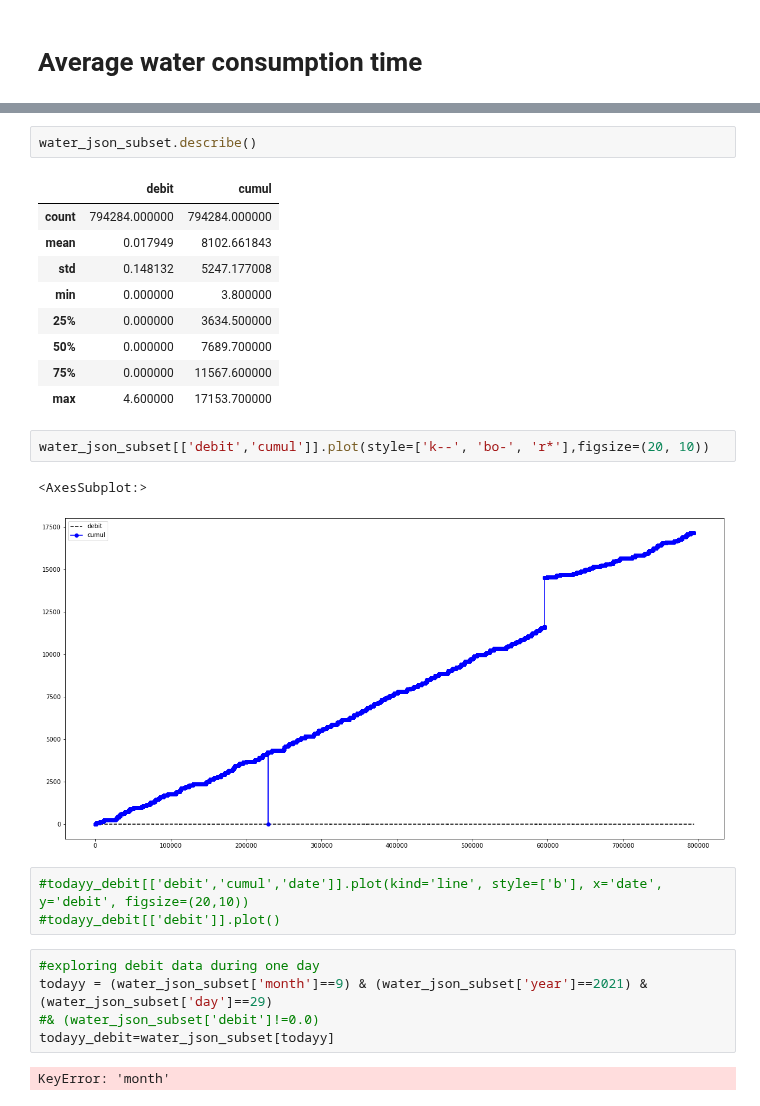
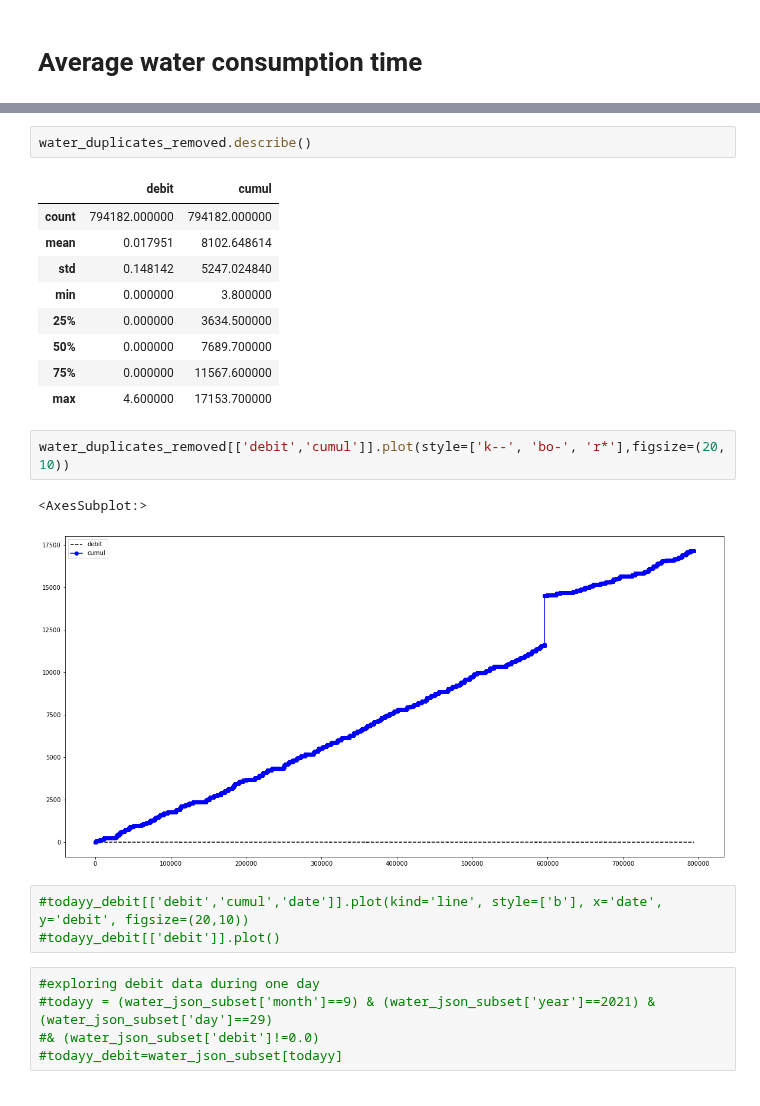
Before and after one commit to Cyrine-afk/Water-Consumption, a Jupyter notebook: Water DB.ipynb, the cells around one changed output, grey strips where cells are left out. Cells and saved outputs as stored; diff of their text form.

```diff
--- a/Water DB.ipynb
+++ b/Water DB.ipynb
@@ -725,31 +725,29 @@ water_json_subset[['debit','date']].plot(kind='line', x='date', y='debit', figsi
 <AxesSubplot:xlabel='date'>
 [figure]
 # %%
-water_json_subset.describe()
+water_duplicates_removed.describe()
 # %% [output]
 |  | debit | cumul |
-| count | 794284.000000 | 794284.000000 |
-| mean | 0.017949 | 8102.661843 |
-| std | 0.148132 | 5247.177008 |
+| count | 794182.000000 | 794182.000000 |
+| mean | 0.017951 | 8102.648614 |
+| std | 0.148142 | 5247.024840 |
 | min | 0.000000 | 3.800000 |
 | 25% | 0.000000 | 3634.500000 |
 | 50% | 0.000000 | 7689.700000 |
 | 75% | 0.000000 | 11567.600000 |
 | max | 4.600000 | 17153.700000 |
 # %%
-water_json_subset[['debit','cumul']].plot(style=['k--', 'bo-', 'r*'],figsize=(20, 10))
+water_duplicates_removed[['debit','cumul']].plot(style=['k--', 'bo-', 'r*'],figsize=(20, 10))
 # %% [output]
 <AxesSubplot:>
-[figure, old version]
+[figure, new version]
 # %%
 #todayy_debit[['debit','cumul','date']].plot(kind='line', style=['b'], x='date', y='debit', figsize=(20,10))
 #todayy_debit[['debit']].plot()
 # %%
 #exploring debit data during one day
-todayy = (water_json_subset['month']==9) & (water_json_subset['year']==2021) & (water_json_subset['day']==29)
+#todayy = (water_json_subset['month']==9) & (water_json_subset['year']==2021) & (water_json_subset['day']==29)
 #& (water_json_subset['debit']!=0.0)
-todayy_debit=water_json_subset[todayy]
+#todayy_debit=water_json_subset[todayy]
-# %% [output]
-KeyError: 'month'
 # %%
 #figuring out date data type
```
Also changed, not shown: parts of 10 cells of this notebook.
